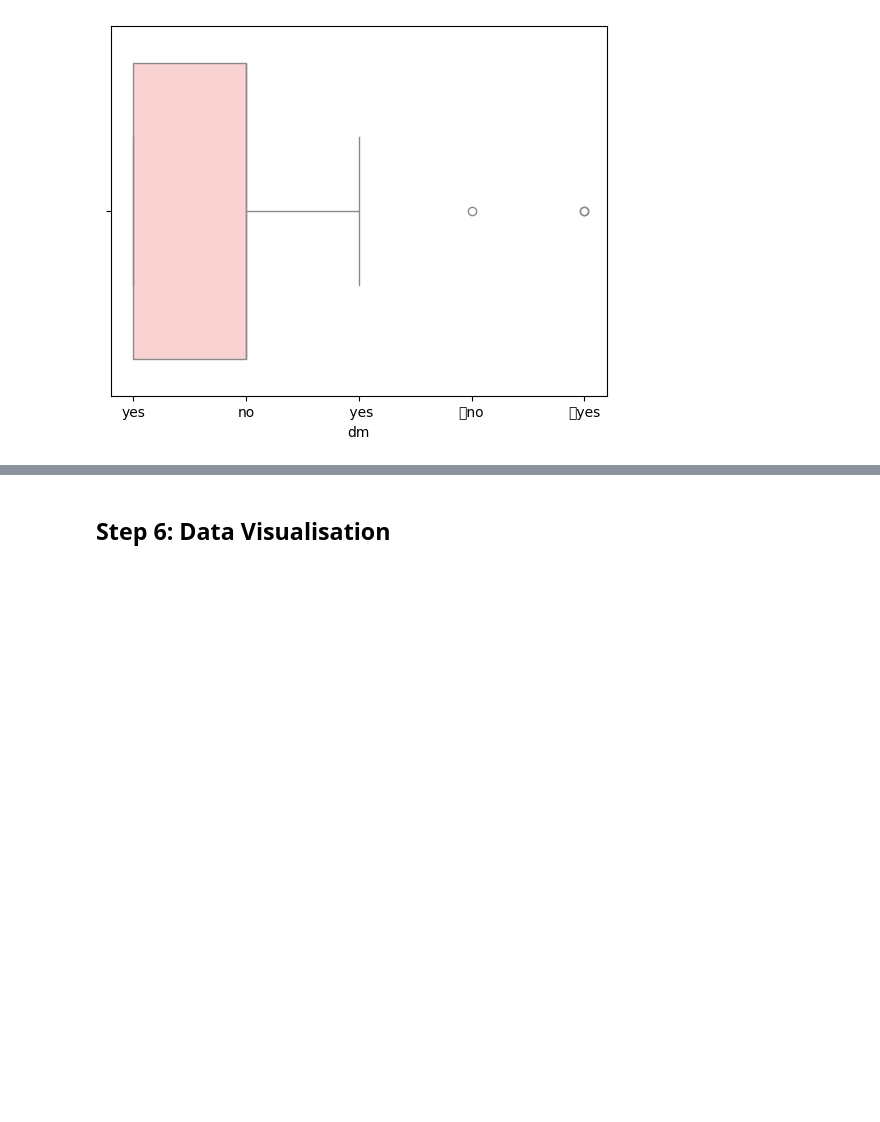
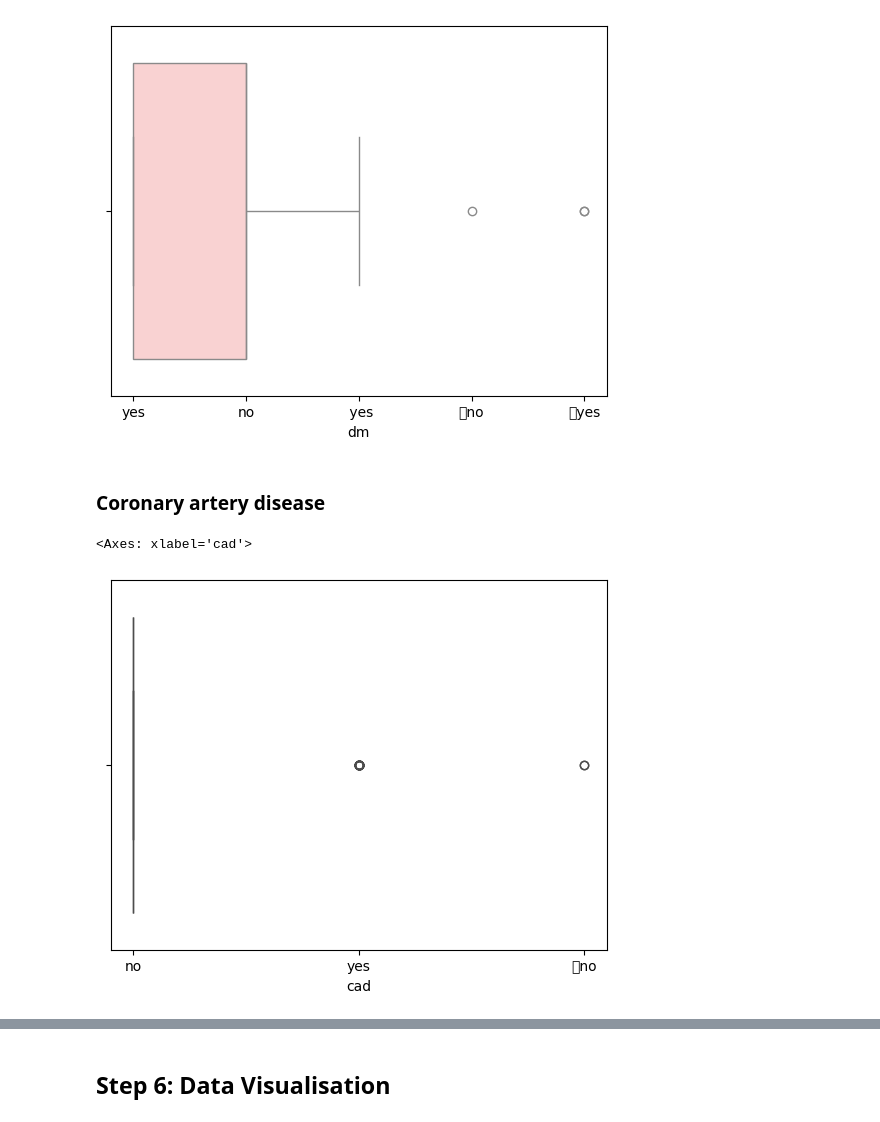
Before and after one commit to SimranS22/Kidney-Disease-Prediction-Model, a Jupyter notebook: Notebook/Kidney-disease-prediction-model.ipynb, the cells around one changed output, grey strips where cells are left out. Cells and saved outputs as stored; diff of their text form; code cells hidden in the pictures; blank space fills up the shorter version.

```diff
--- a/Notebook/Kidney-disease-prediction-model.ipynb
+++ b/Notebook/Kidney-disease-prediction-model.ipynb
@@ -296,3 +296,10 @@ sns.boxplot(x = 'dm', data=df, color='#ffcccc')
 # %% [output]
 <Axes: xlabel='dm'>
 [figure]
+# %% [markdown]
+### Coronary artery disease
+# %%
+sns.boxplot(x = 'cad', data=df, color='Grey')
+# %% [output]
+<Axes: xlabel='cad'>
+[figure, added]
```
Also changed, not shown: parts of 8 cells of this notebook.
